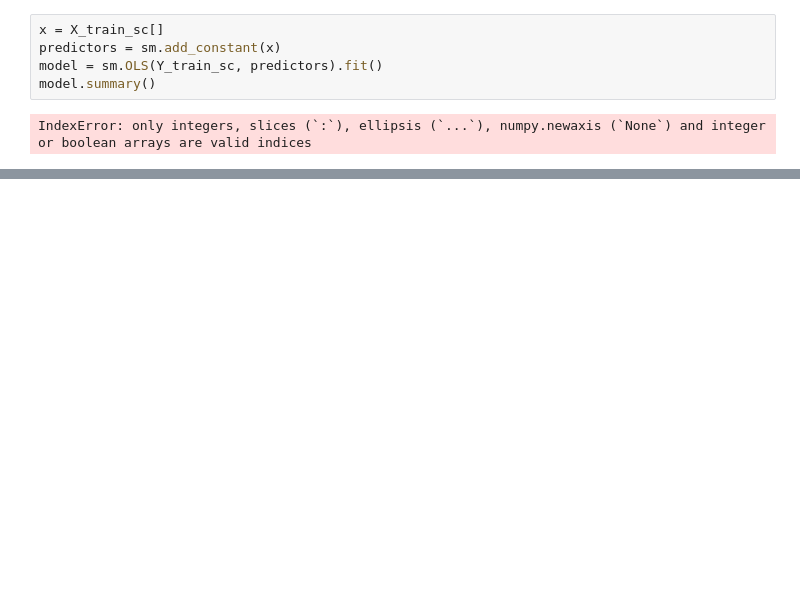
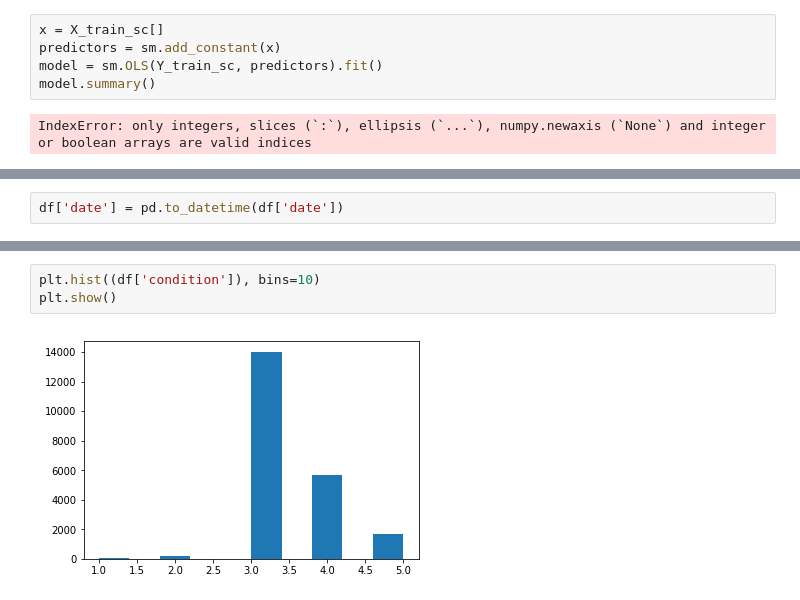
Before and after one commit to allisonhonold/dsc-v2-mod1-final-project-seattle-ds-080519, a Jupyter notebook: allison_weds_data_exploration.ipynb, the cells around one changed output, grey strips where cells are left out. Drawn from its saved outputs; the diff is of its cells as text; blank space fills up the shorter version.

```diff
--- a/allison_weds_data_exploration.ipynb
+++ b/allison_weds_data_exploration.ipynb
@@ -290,0 +302,2 @@ IndexError: only integers, slices (`:`), ellipsis (`...`), numpy.newaxis (`None`
+# %%
+df['date'] = pd.to_datetime(df['date'])
@@ -290,0 +328,5 @@ IndexError: only integers, slices (`:`), ellipsis (`...`), numpy.newaxis (`None`
+# %%
+plt.hist((df['condition']), bins=10)
+plt.show()
+# %% [output]
+[figure, added]
```
Also changed, not shown: parts of 7 cells of this notebook.
